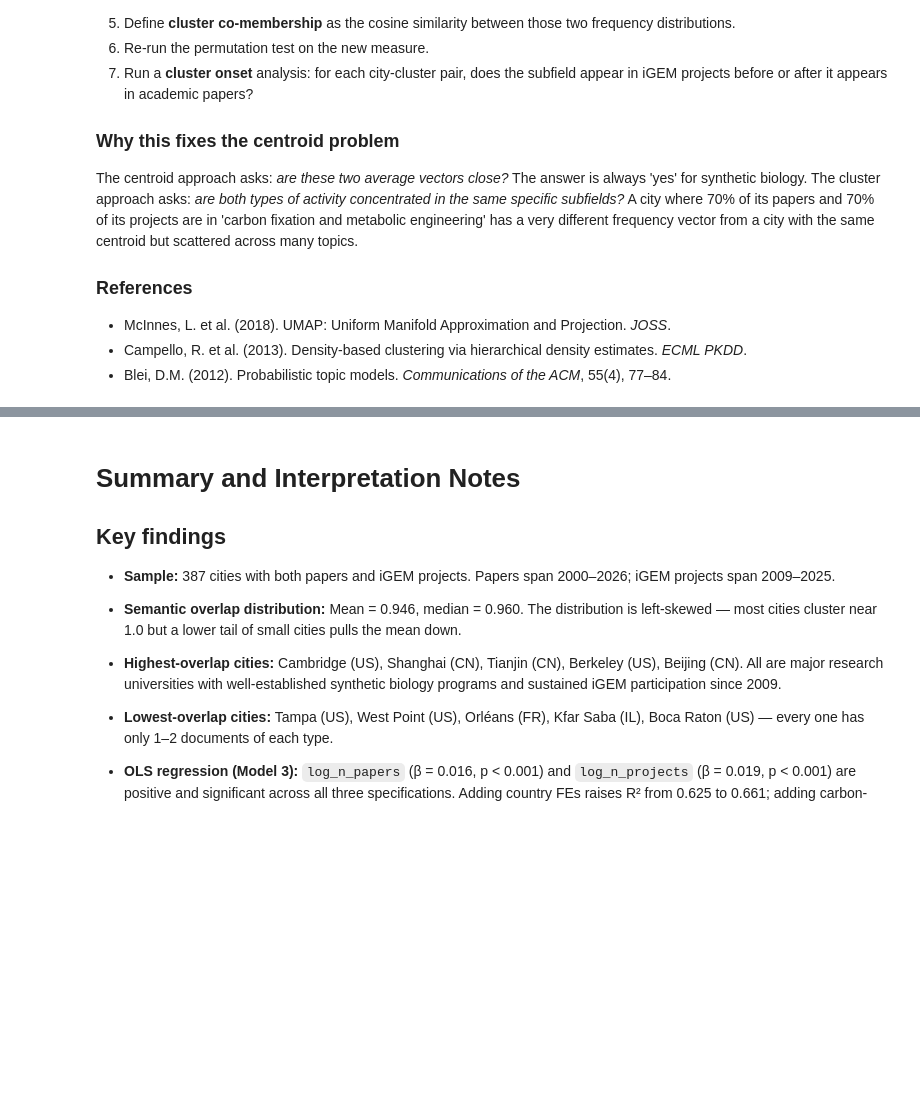
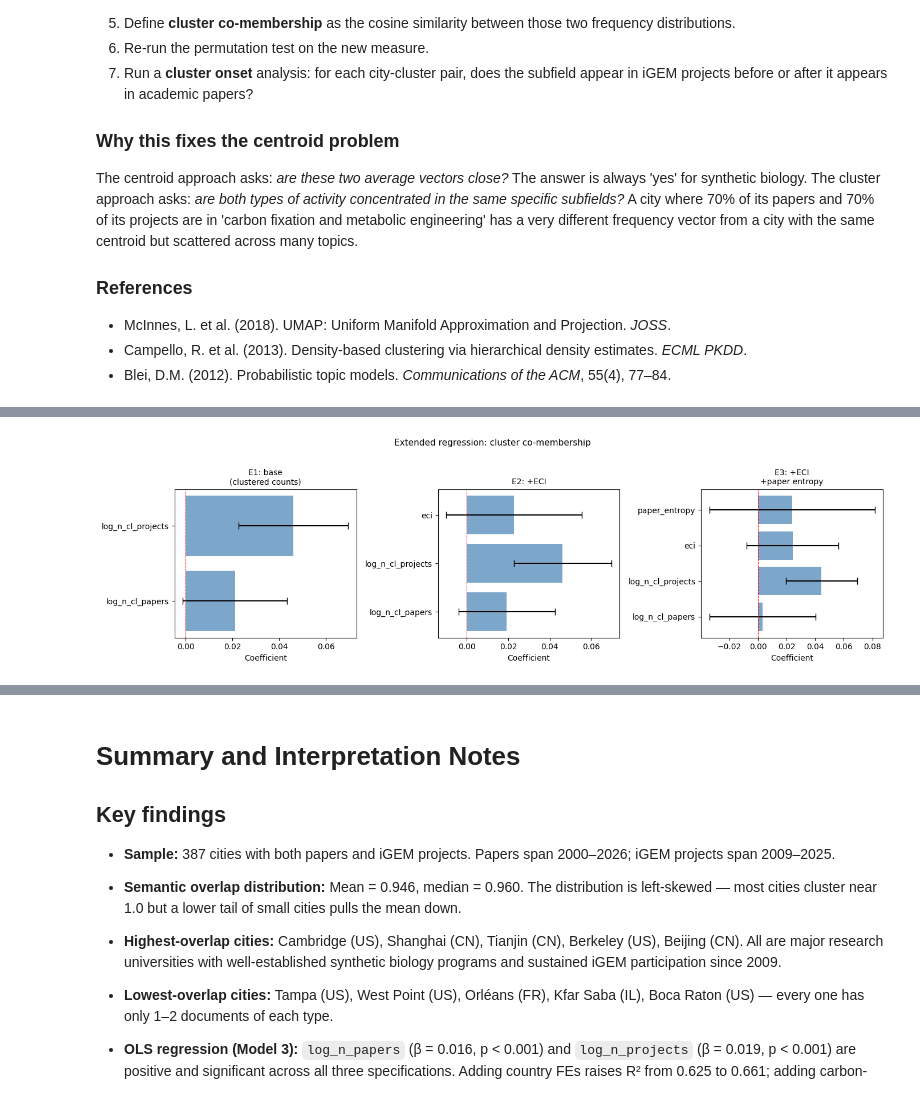
Before and after one commit to Zer0Juice/synbiomap, a Jupyter notebook: notebooks/01_city_level_analysis.ipynb, the cells around one changed output, grey strips where cells are left out. Saved outputs shown, nothing was run; the diff lists cells and outputs as text; code cells hidden in the pictures; blank space fills up the shorter version.

```diff
--- a/notebooks/01_city_level_analysis.ipynb
+++ b/notebooks/01_city_level_analysis.ipynb
@@ -1044,12 +1533,12 @@ print(f"Combined embedding matrix: {X.shape}")
 # dimensionality makes all pairwise distances roughly equal, which breaks
 # density-based clustering. UMAP preserves local neighbourhood structure
 # in a much lower-dimensional space.
-UMAP_DIMS   = 20
+UMAP_DIMS   = 60
 RANDOM_SEED = 42
 
 print(f"Running UMAP (n_components={UMAP_DIMS}, metric=cosine) ...")
 reducer = umap.UMAP(
-    n_components=UMAP_DIMS, n_neighbors=15, min_dist=0.1,
+    n_components=UMAP_DIMS, n_neighbors=15, min_dist=0.0,
     metric="cosine", random_state=RANDOM_SEED,
 )
 X_umap = reducer.fit_transform(X)
@@ -1060,7 +1549,7 @@ print(f"UMAP done: {X_umap.shape}")
 # Documents that don't fit any cluster get label -1 (noise).
 print("Running HDBSCAN ...")
 clusterer = hdbscan.HDBSCAN(
-    min_cluster_size=30, metric='euclidean', cluster_selection_method='eom'
+    min_cluster_size=40, min_samples=1, metric='euclidean', cluster_selection_method='eom'
 )
 all_docs["cluster_hdbscan"] = clusterer.fit_predict(X_umap)
 K_hdb      = int(all_docs.cluster_hdbscan.max()) + 1
@@ -1200,0 +1836,78 @@ print(ranked[cols].tail(10).to_string(index=False))
+# %%
+# Extended OLS: add country ECI and paper entropy to the base specification.
+# We use log(n_clustered_*) instead of log(n_total_*) since only clustered
+# documents drive the co-membership score.
+#
+# Model E1: log(n_cl_papers) + log(n_cl_projects)           [base, clustered counts]
+# Model E2: + eci                                            [+ country complexity]
+# Model E3: + eci + paper_entropy                            [+ local knowledge breadth]
+
+co_ext = co_df.dropna(subset=["eci", "paper_entropy"]).copy()
+print(f"Sample for extended models: {len(co_ext)} cities\n")
+
+me1 = smf.ols(
+    "cluster_overlap ~ log_n_cl_papers + log_n_cl_projects",
+    data=co_ext
+).fit(cov_type="HC3")
+
+me2 = smf.ols(
+    "cluster_overlap ~ log_n_cl_papers + log_n_cl_projects + eci",
+    data=co_ext
+).fit(cov_type="HC3")
+
+me3 = smf.ols(
+    "cluster_overlap ~ log_n_cl_papers + log_n_cl_projects + eci + paper_entropy",
+    data=co_ext
+).fit(cov_type="HC3")
+
+# --- Side-by-side table ---
+vars_order = ["log_n_cl_papers", "log_n_cl_projects", "eci", "paper_entropy", "Intercept"]
+
+header = f"{"":25s}  {"E1 (base)":>12s}  {"E2 (+ECI)":>12s}  {"E3 (+entropy)":>14s}"
+print(header)
+print("-" * len(header))
+for v in vars_order:
+    row = f"{v:25s}"
+    for m in [me1, me2, me3]:
+        if v in m.params:
+            b = m.params[v]
+            p = m.pvalues[v]
+            stars = "***" if p < .001 else "**" if p < .01 else "*" if p < .05 else ""
+            row += f"  {b:+.4f}{stars:3s}    "
+        else:
+            row += f"  {"—":>12s}    "
+    print(row)
+print("-" * len(header))
+r2_row = f"{"R²":25s}"
+for m in [me1, me2, me3]:
+    r2_row += f"  {m.rsquared:>12.4f}    "
+print(r2_row)
+n_row = f"{"N":25s}"
+for m in [me1, me2, me3]:
+    n_row += f"  {int(m.nobs):>12d}    "
+print(n_row)
+
+# --- Coefficient plot ---
+fig, axes = plt.subplots(1, 3, figsize=(14, 4))
+model_labels = ["E1: base\n(clustered counts)", "E2: +ECI", "E3: +ECI\n+paper entropy"]
+
+for ax, m, label in zip(axes, [me1, me2, me3], model_labels):
+    params = m.params.drop("Intercept", errors="ignore")
+    cis    = m.conf_int().drop("Intercept", errors="ignore")
+    y_pos  = range(len(params))
+    ax.barh(y_pos, params.values, xerr=[
+        params.values - cis[0].values,
+        cis[1].values - params.values,
+    ], color="steelblue", alpha=0.7, capsize=4)
+    ax.axvline(0, color="red", linewidth=0.8, linestyle="--")
+    ax.set_yticks(list(y_pos))
+    ax.set_yticklabels(params.index.tolist())
+    ax.set_title(label, fontsize=10)
+    ax.set_xlabel("Coefficient")
+
+plt.suptitle("Extended regression: cluster co-membership", fontsize=11, y=1.02)
+plt.tight_layout()
+plt.savefig(ROOT / "outputs" / "figures" / "coef_plot_extended.png", dpi=150, bbox_inches="tight")
+plt.show()
+print("\nNote: HC3 heteroskedasticity-robust standard errors throughout.")
+# %% [output]
@@ -1200,0 +1926 @@ print(ranked[cols].tail(10).to_string(index=False))
+[figure, added]
```
Also changed, not shown: parts of 23 cells of this notebook, 36 other files.
